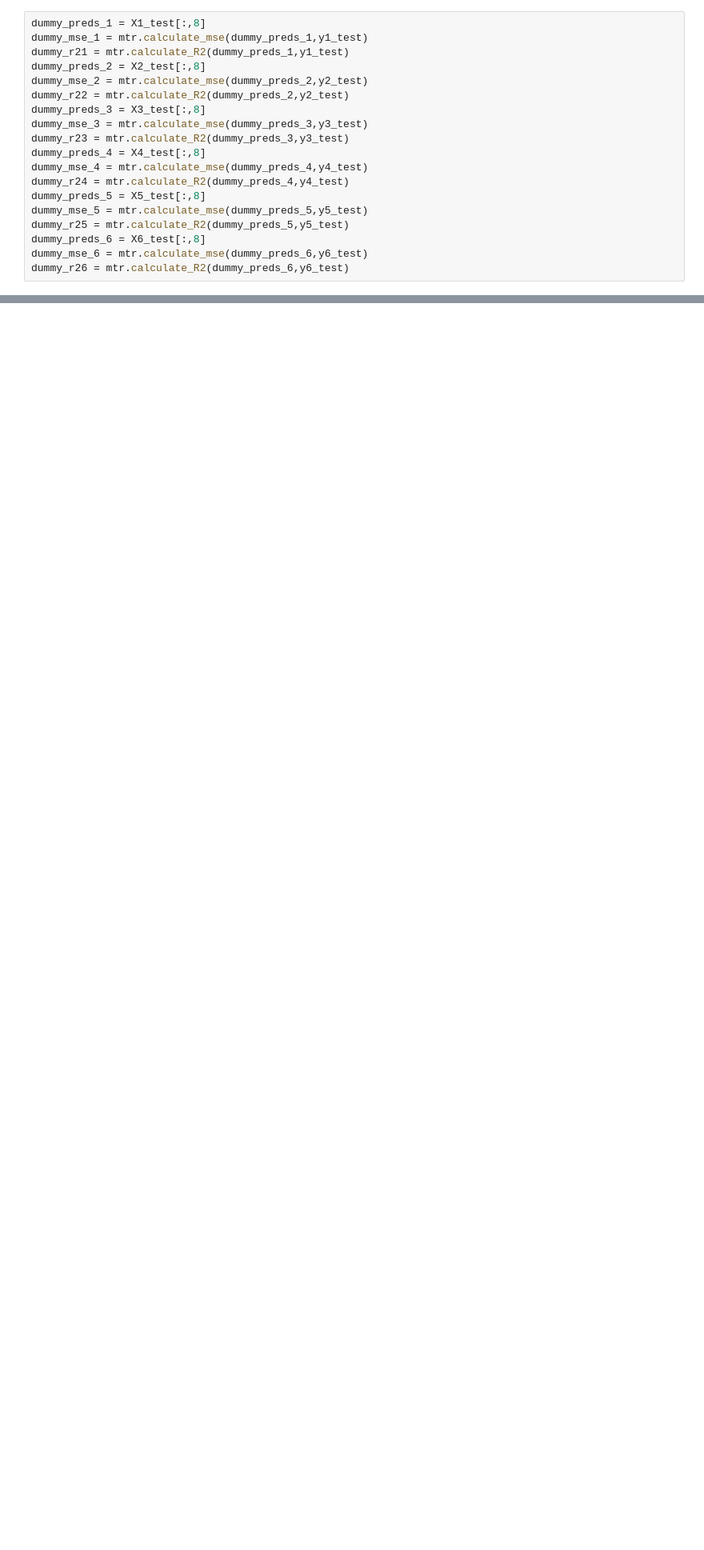
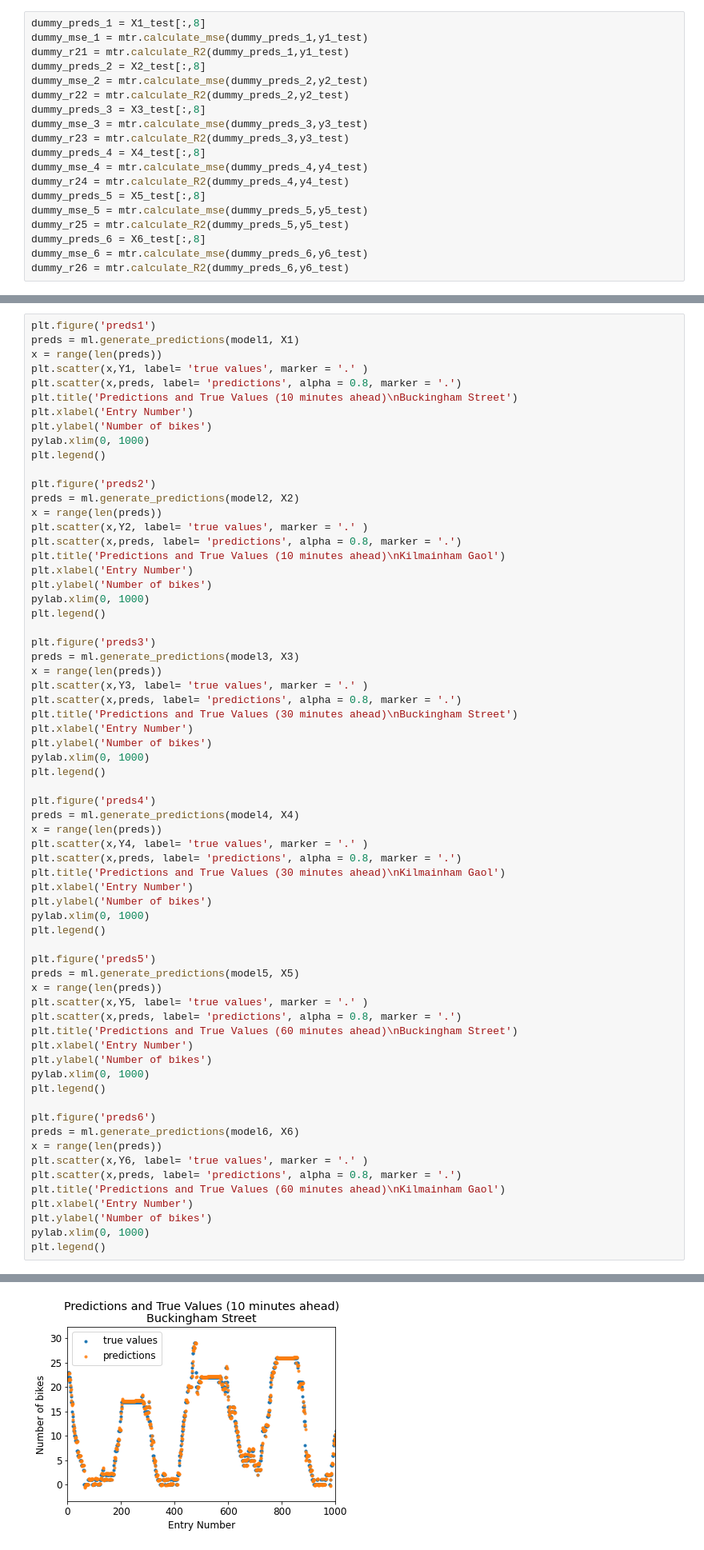
Before and after one commit to daltHub/Final-Assignment, a Jupyter notebook: ridge.ipynb, the cells around one changed output, grey strips where cells are left out. Shown at 80% size. Drawn from its saved outputs; the diff is of its cells as text; blank space fills up the shorter version.

```diff
--- a/ridge.ipynb
+++ b/ridge.ipynb
@@ -349,0 +293,67 @@ Name: AVAILABLE BIKES, Length: 5396, dtype: int64
+# %%
+plt.figure('preds1')
+preds = ml.generate_predictions(model1, X1)
+x = range(len(preds))
+plt.scatter(x,Y1, label= 'true values', marker = '.' )
+plt.scatter(x,preds, label= 'predictions', alpha = 0.8, marker = '.')
+plt.title('Predictions and True Values (10 minutes ahead)\nBuckingham Street')
+plt.xlabel('Entry Number')
+plt.ylabel('Number of bikes')
+pylab.xlim(0, 1000)
+plt.legend()
+
+plt.figure('preds2')
+preds = ml.generate_predictions(model2, X2)
+x = range(len(preds))
+plt.scatter(x,Y2, label= 'true values', marker = '.' )
+plt.scatter(x,preds, label= 'predictions', alpha = 0.8, marker = '.')
+plt.title('Predictions and True Values (10 minutes ahead)\nKilmainham Gaol')
+plt.xlabel('Entry Number')
+plt.ylabel('Number of bikes')
+pylab.xlim(0, 1000)
+plt.legend()
+
+plt.figure('preds3')
+preds = ml.generate_predictions(model3, X3)
+x = range(len(preds))
+plt.scatter(x,Y3, label= 'true values', marker = '.' )
+plt.scatter(x,preds, label= 'predictions', alpha = 0.8, marker = '.')
+plt.title('Predictions and True Values (30 minutes ahead)\nBuckingham Street')
+plt.xlabel('Entry Number')
+plt.ylabel('Number of bikes')
+pylab.xlim(0, 1000)
+plt.legend()
+
+plt.figure('preds4')
+preds = ml.generate_predictions(model4, X4)
+x = range(len(preds))
+plt.scatter(x,Y4, label= 'true values', marker = '.' )
+plt.scatter(x,preds, label= 'predictions', alpha = 0.8, marker = '.')
+plt.title('Predictions and True Values (30 minutes ahead)\nKilmainham Gaol')
+plt.xlabel('Entry Number')
+plt.ylabel('Number of bikes')
+pylab.xlim(0, 1000)
+plt.legend()
+
+plt.figure('preds5')
+preds = ml.generate_predictions(model5, X5)
+x = range(len(preds))
+plt.scatter(x,Y5, label= 'true values', marker = '.' )
+plt.scatter(x,preds, label= 'predictions', alpha = 0.8, marker = '.')
+plt.title('Predictions and True Values (60 minutes ahead)\nBuckingham Street')
+plt.xlabel('Entry Number')
+plt.ylabel('Number of bikes')
+pylab.xlim(0, 1000)
+plt.legend()
+
+plt.figure('preds6')
+preds = ml.generate_predictions(model6, X6)
+x = range(len(preds))
+plt.scatter(x,Y6, label= 'true values', marker = '.' )
+plt.scatter(x,preds, label= 'predictions', alpha = 0.8, marker = '.')
+plt.title('Predictions and True Values (60 minutes ahead)\nKilmainham Gaol')
+plt.xlabel('Entry Number')
+plt.ylabel('Number of bikes')
+pylab.xlim(0, 1000)
+plt.legend()
+# %% [output]
@@ -349,0 +361 @@ Name: AVAILABLE BIKES, Length: 5396, dtype: int64
+[figure, added]
```
Also changed, not shown: parts of 21 cells of this notebook, 8 other files.
